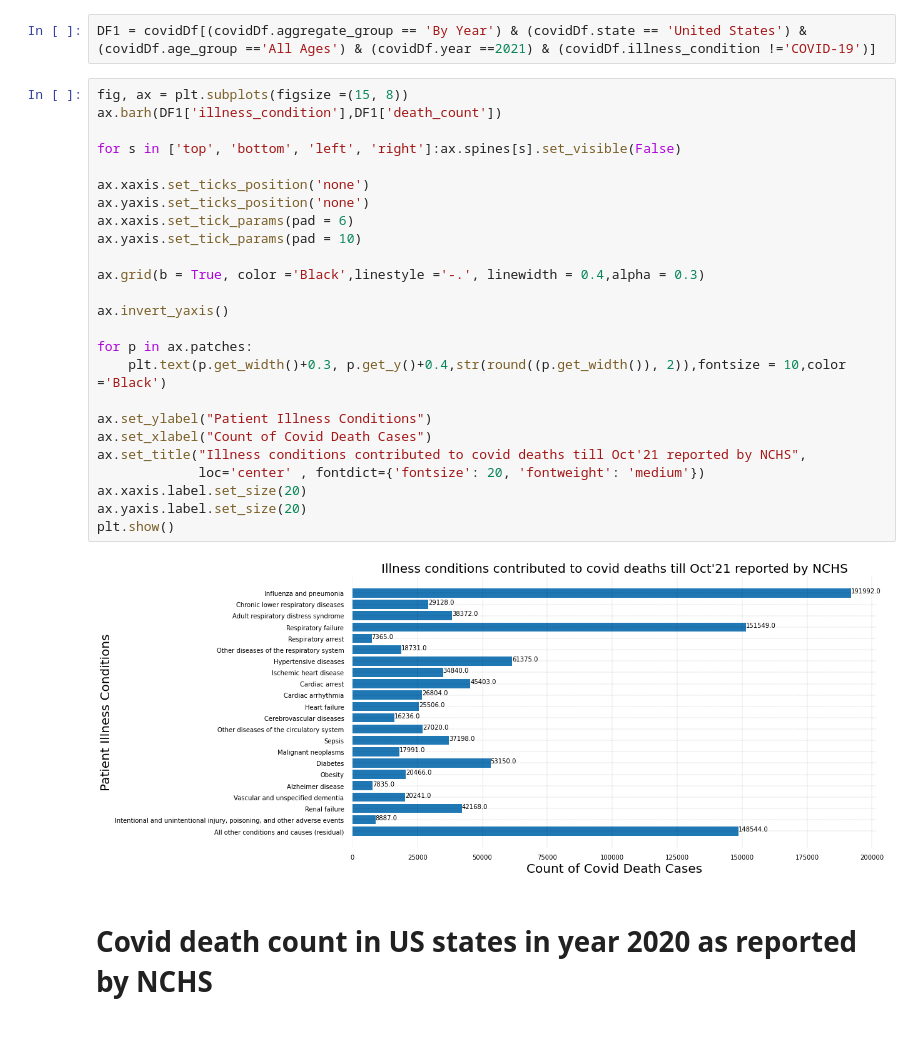
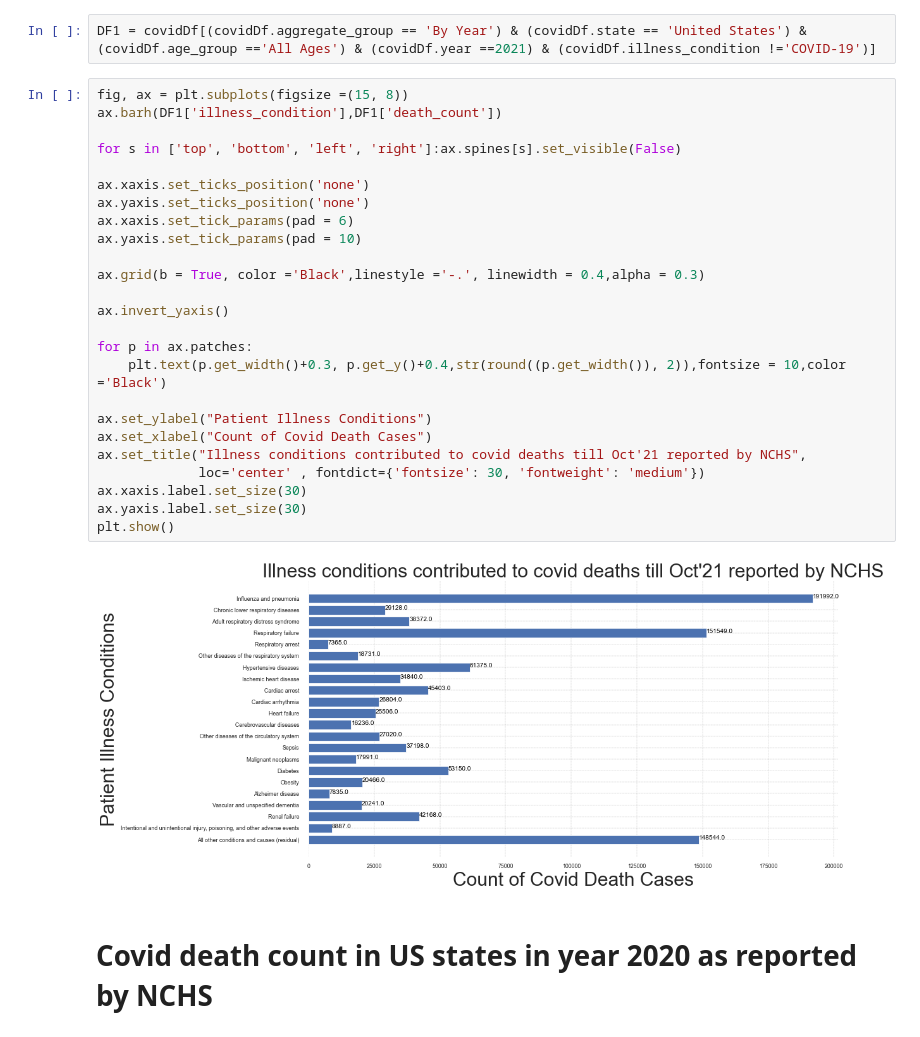
Before and after one commit to DAB103-2021/Group09, a Jupyter notebook: Project1_EDA_Group9.ipynb, the cells around one changed output. Cells and saved outputs as stored; diff of their text form.

```diff
--- a/Project1_EDA_Group9.ipynb
+++ b/Project1_EDA_Group9.ipynb
@@ -84,30 +83,30 @@ DF1 = covidDf[(covidDf.aggregate_group == 'By Year') & (covidDf.state == 'United
 # %%
 fig, ax = plt.subplots(figsize =(15, 8))
 ax.barh(DF1['illness_condition'],DF1['death_count'])
 
 for s in ['top', 'bottom', 'left', 'right']:ax.spines[s].set_visible(False)
 
 ax.xaxis.set_ticks_position('none')
 ax.yaxis.set_ticks_position('none')
 ax.xaxis.set_tick_params(pad = 6)
 ax.yaxis.set_tick_params(pad = 10)
 
 ax.grid(b = True, color ='Black',linestyle ='-.', linewidth = 0.4,alpha = 0.3)
 
 ax.invert_yaxis()
 
 for p in ax.patches:
 	plt.text(p.get_width()+0.3, p.get_y()+0.4,str(round((p.get_width()), 2)),fontsize = 10,color ='Black')
 
 ax.set_ylabel("Patient Illness Conditions")
 ax.set_xlabel("Count of Covid Death Cases")
 ax.set_title("Illness conditions contributed to covid deaths till Oct'21 reported by NCHS",
-             loc='center' , fontdict={'fontsize': 20, 'fontweight': 'medium'})
-ax.xaxis.label.set_size(20)
-ax.yaxis.label.set_size(20)
+             loc='center' , fontdict={'fontsize': 30, 'fontweight': 'medium'})
+ax.xaxis.label.set_size(30)
+ax.yaxis.label.set_size(30)
 plt.show()
 # %% [output]
-[figure, old version]
+[figure, new version]
 # %% [markdown]
 # Covid death count in US states in year 2020 as reported by NCHS
 # %%
```
Also changed, not shown: parts of 32 cells of this notebook.
